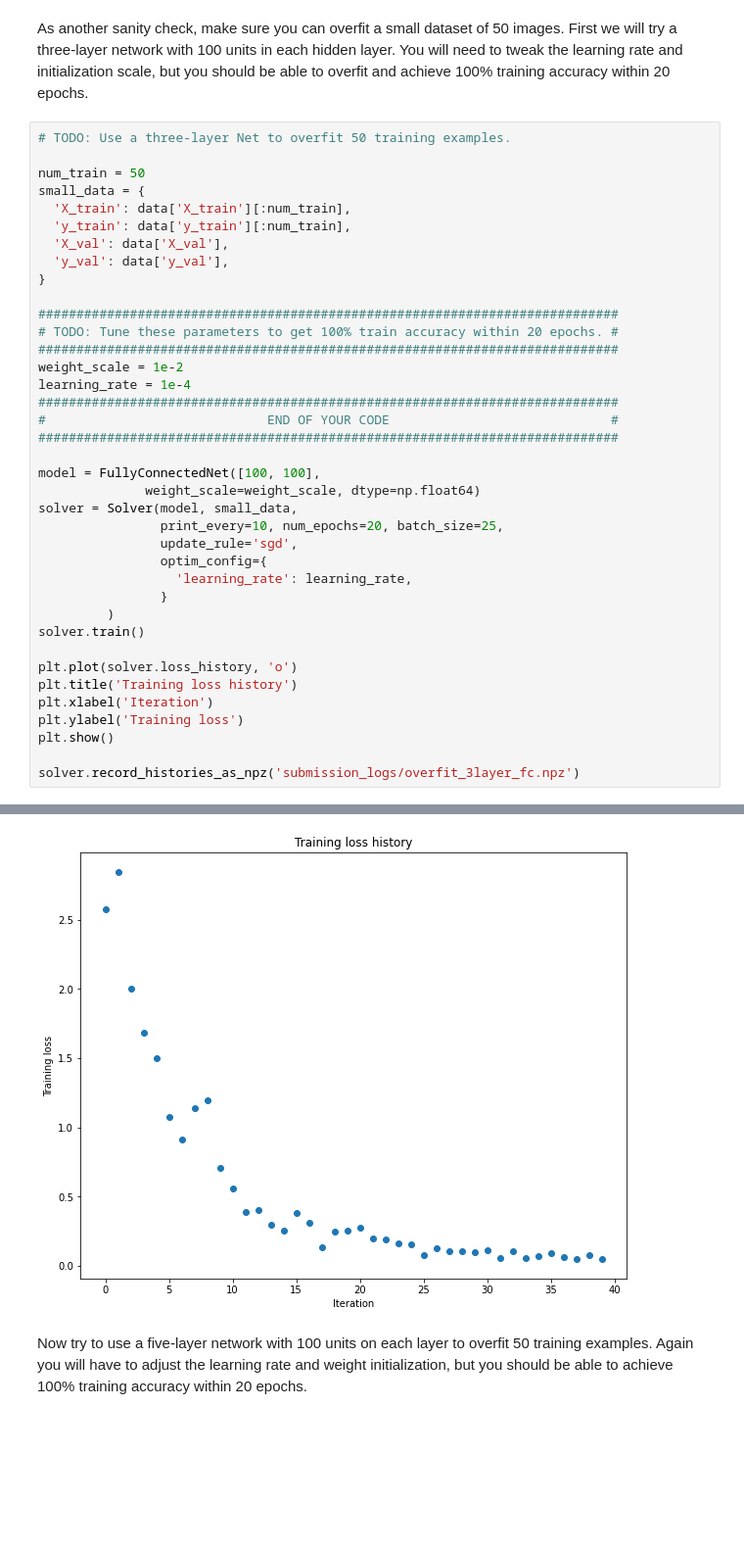
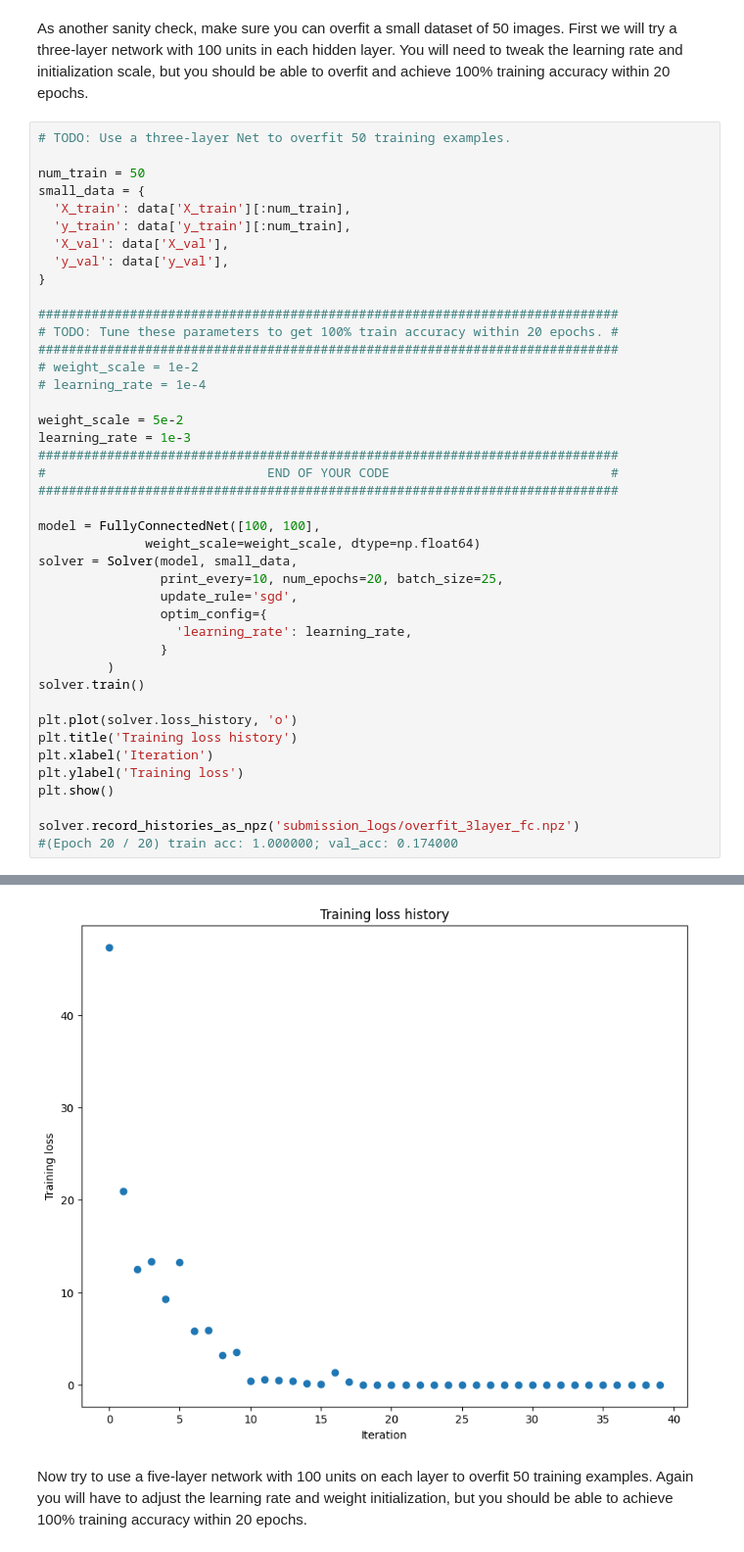
Before and after one commit to nicholas-10/cs182-deep-learning, a Jupyter notebook: cs182_hw1_student/FullyConnectedNets.ipynb, the cells around one changed output, grey strips where cells are left out. Shown: that part at 98% size. Saved outputs shown, nothing was run; the diff lists cells and outputs as text; blank space fills up the shorter version.

```diff
--- a/cs182_hw1_student/FullyConnectedNets.ipynb
+++ b/cs182_hw1_student/FullyConnectedNets.ipynb
@@ -448,8 +465,11 @@ small_data = {
 ############################################################################
 # TODO: Tune these parameters to get 100% train accuracy within 20 epochs. #
 ############################################################################
-weight_scale = 1e-2
-learning_rate = 1e-4
+# weight_scale = 1e-2
+# learning_rate = 1e-4
+
+weight_scale = 5e-2
+learning_rate = 1e-3
 ############################################################################
 #                             END OF YOUR CODE                             #
 ############################################################################
@@ -472,4 +492,5 @@ plt.ylabel('Training loss')
 plt.show()
 
 solver.record_histories_as_npz('submission_logs/overfit_3layer_fc.npz')
+#(Epoch 20 / 20) train acc: 1.000000; val_acc: 0.174000
 # %% [output]
@@ -493,4 +514,4 @@ solver.record_histories_as_npz('submission_logs/overfit_3layer_fc.npz')
-[figure, old version]
+[figure, new version]
 # %% [markdown]
 Now try to use a five-layer network with 100 units on each layer to overfit 50 training examples. Again you will have to adjust the learning rate and weight initialization, but you should be able to achieve 100% training accuracy within 20 epochs.
 # %%
```
Also changed, not shown: parts of 7 cells of this notebook, 1 other file.
